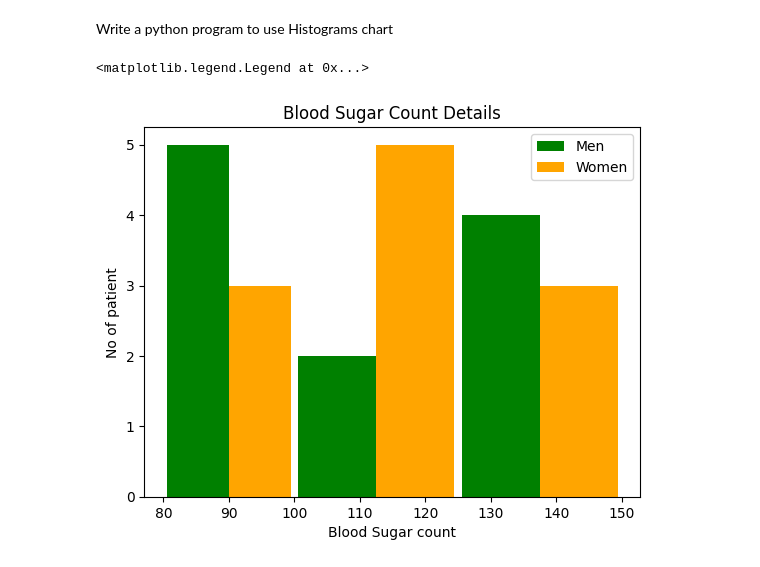
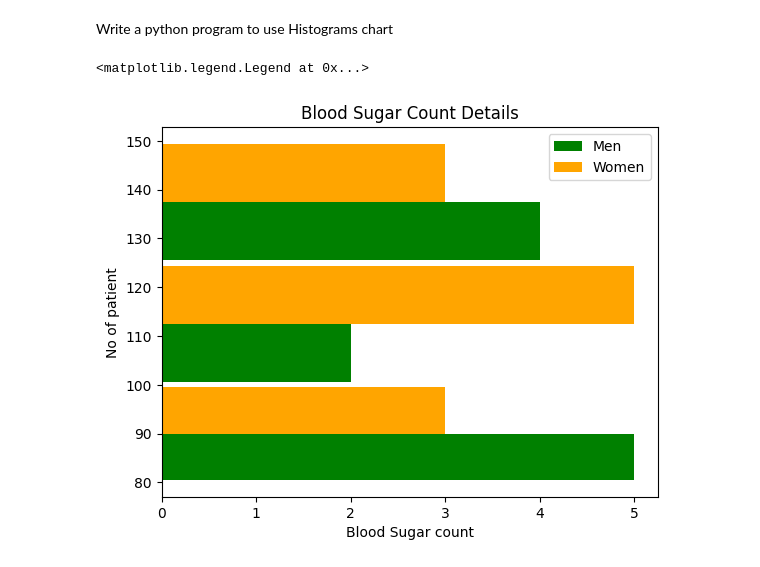
Before and after one commit to arunkumar2831/Python-Programs, a Jupyter notebook: Matplotlib_programs.ipynb, the cells around one changed output. Saved outputs shown, nothing was run; the diff lists cells and outputs as text; code cells hidden in the pictures.

```diff
--- a/Matplotlib_programs.ipynb
+++ b/Matplotlib_programs.ipynb
@@ -96,15 +96,21 @@ Write a python program to use Histograms chart
 # %%
 import matplotlib.pyplot as plt
 blood_sugar_men=[89,95,100,110,90,125,140,150,90,130,80]
 blood_sugar_women=[89,105,100,110,90,115,140,150,103,130,80]
 #Single histogram chart
 #plt.hist(blood_sugar,bins=[80,100,125,150],rwidth=0.95,color='g')
 #two histogram chart
 plt.xlabel("Blood Sugar count")
 plt.ylabel("No of patient")
 plt.title("Blood Sugar Count Details")
-plt.hist([blood_sugar_men,blood_sugar_women],bins=[80,100,125,150],rwidth=0.95,color=['green','orange'],label=['Men','Women'])
+#display multiple values use them as list [men, women]
+#bins used as range of values to classify the information.
+#rwidth is used display gap between the bins.
+#label used to display names.
+#orientation is used to display chart in vertical / horizontal.
+plt.hist([blood_sugar_men,blood_sugar_women],bins=[80,100,125,150],rwidth=0.95,color=['green','orange'],label=['Men','Women'],
+         orientation="horizontal")
 plt.legend()
 # %% [output]
 <matplotlib.legend.Legend at 0x...>
-[figure, old version]
+[figure, new version]
```
